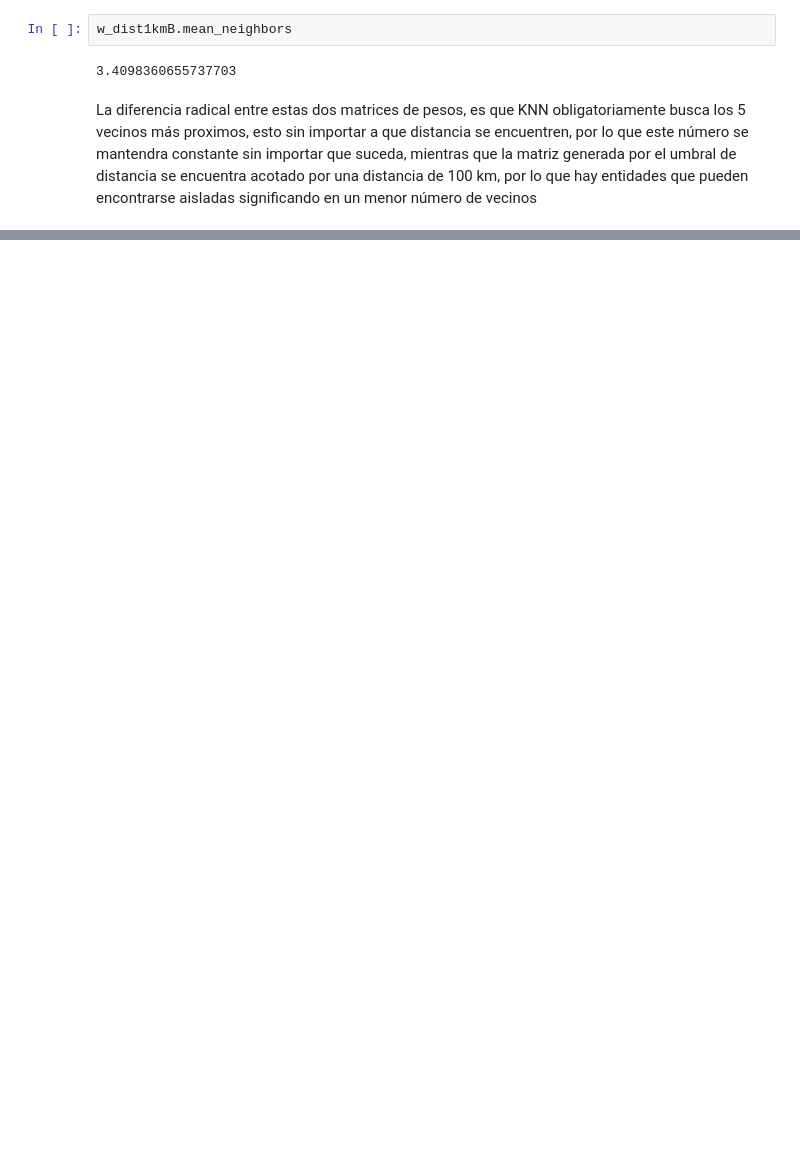
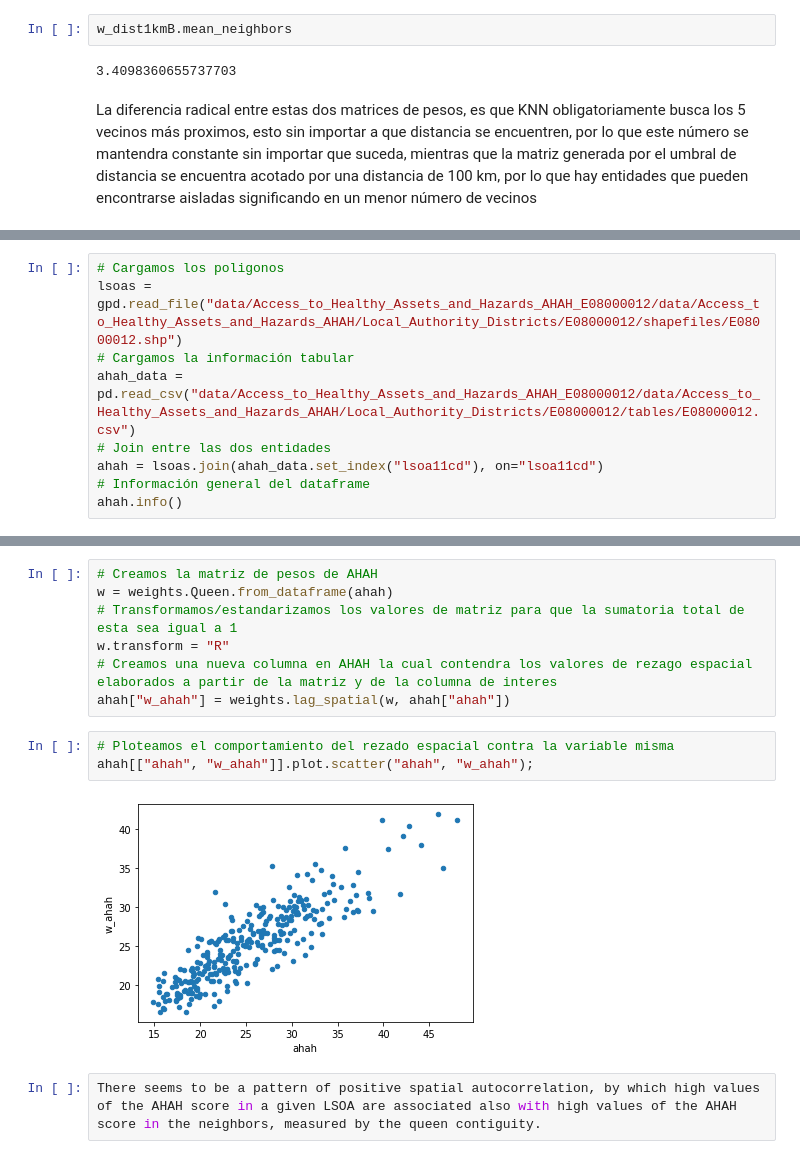
Before and after one commit to AlonsoCortes/A-course-on-Geographic-Data-Science, a Jupyter notebook: Do it yourself/04_Spatial weights.ipynb, the cells around one changed output, grey strips where cells are left out. Saved outputs shown, nothing was run; the diff lists cells and outputs as text; blank space fills up the shorter version.

```diff
--- a/Do it yourself/04_Spatial weights.ipynb
+++ b/Do it yourself/04_Spatial weights.ipynb
@@ -242,0 +308,9 @@ nyc.loc[nyc['cartodb_id'] == 142]
+# %%
+# Cargamos los poligonos
+lsoas = gpd.read_file("data/Access_to_Healthy_Assets_and_Hazards_AHAH_E08000012/data/Access_to_Healthy_Assets_and_Hazards_AHAH/Local_Authority_Districts/E08000012/shapefiles/E08000012.shp")
+# Cargamos la información tabular
+ahah_data = pd.read_csv("data/Access_to_Healthy_Assets_and_Hazards_AHAH_E08000012/data/Access_to_Healthy_Assets_and_Hazards_AHAH/Local_Authority_Districts/E08000012/tables/E08000012.csv")
+# Join entre las dos entidades
+ahah = lsoas.join(ahah_data.set_index("lsoa11cd"), on="lsoa11cd")
+# Información general del dataframe
+ahah.info()
@@ -242,0 +345,14 @@ nyc.loc[nyc['cartodb_id'] == 142]
+# %%
+# Creamos la matriz de pesos de AHAH
+w = weights.Queen.from_dataframe(ahah)
+# Transformamos/estandarizamos los valores de matriz para que la sumatoria total de esta sea igual a 1
+w.transform = "R"
+# Creamos una nueva columna en AHAH la cual contendra los valores de rezago espacial elaborados a partir de la matriz y de la columna de interes
+ahah["w_ahah"] = weights.lag_spatial(w, ahah["ahah"])
+# %%
+# Ploteamos el comportamiento del rezado espacial contra la variable misma
+ahah[["ahah", "w_ahah"]].plot.scatter("ahah", "w_ahah");
+# %% [output]
+[figure, added]
+# %%
+There seems to be a pattern of positive spatial autocorrelation, by which high values of the AHAH score in a given LSOA are associated also with high values of the AHAH score in the neighbors, measured by the queen contiguity.
```
Also changed, not shown: parts of 9 cells of this notebook.
